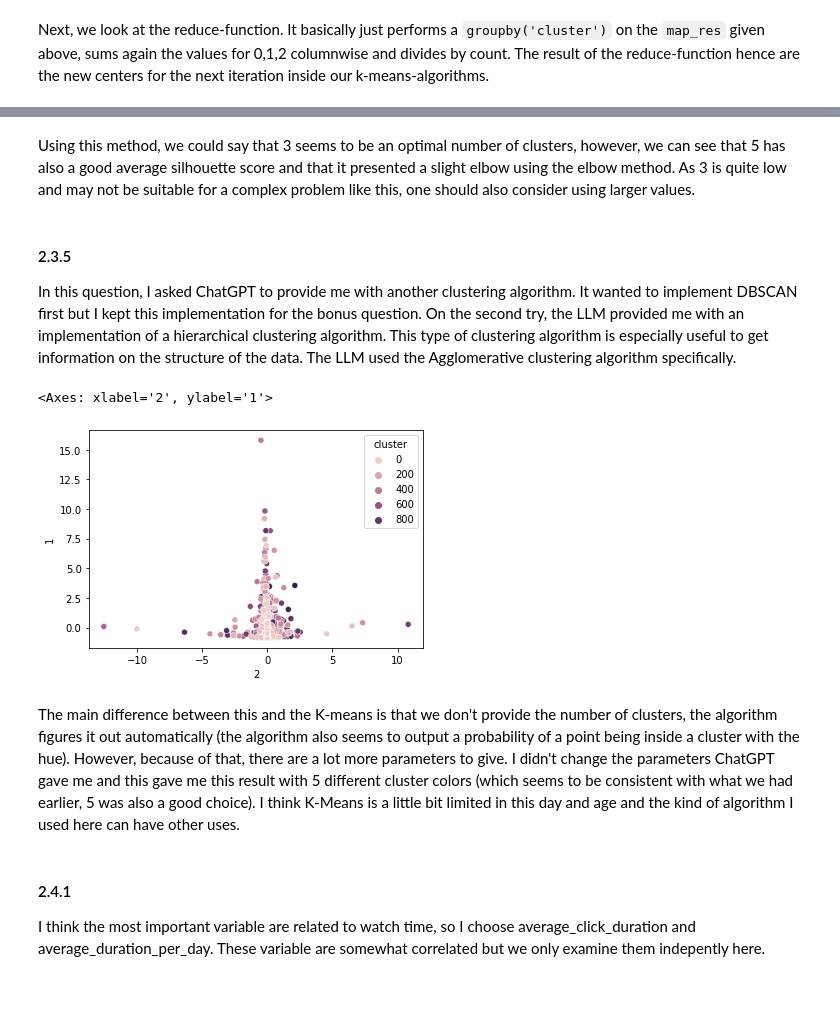
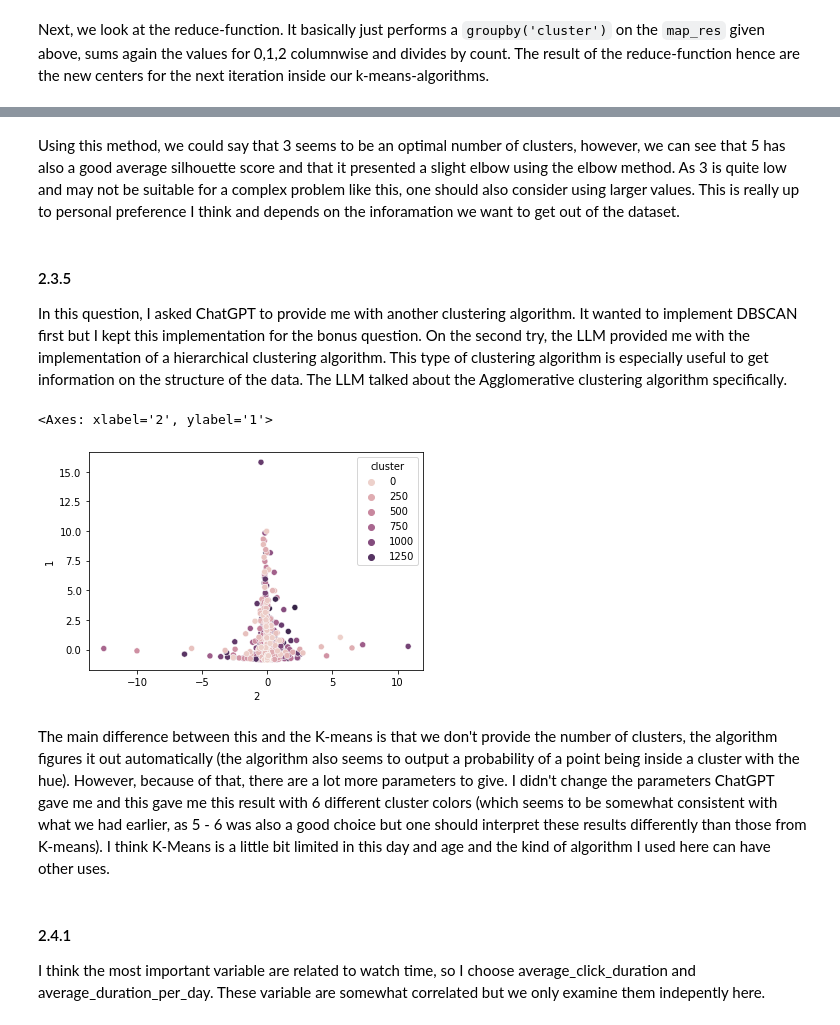
Before and after one commit to saifali03/recommendation-systems-and-clustering-everywhere, a Jupyter notebook: main.ipynb, the cells around one changed output, grey strips where cells are left out. Drawn from its saved outputs; the diff is of its cells as text; code cells hidden in the pictures; blank space fills up the shorter version.

```diff
--- a/main.ipynb
+++ b/main.ipynb
@@ -991,29 +994,30 @@ silhouette_method(data, ['0', '1', '2'], (2,10), 10)
 # %% [markdown]
 Using this method, we could say that 3 seems to be an optimal number of clusters, however, we can see that 5 has also a good average silhouette score and that it presented a slight elbow using the elbow method. As 3 is quite low and may not be suitable for a complex problem like this, one should also consider using larger values.
+This is really up to personal preference I think and depends on the inforamation we want to get out of the dataset.
 # %% [markdown]
 #### 2.3.5
 
-In this question, I asked ChatGPT to provide me with another clustering algorithm. It wanted to implement DBSCAN first but I kept this implementation for the bonus question. On the second try, the LLM provided me with an implementation of a hierarchical clustering algorithm. This type of clustering algorithm is especially useful to get information on the structure of the data.
-The LLM used the Agglomerative clustering algorithm specifically.
+In this question, I asked ChatGPT to provide me with another clustering algorithm. It wanted to implement DBSCAN first but I kept this implementation for the bonus question. On the second try, the LLM provided me with the implementation of a hierarchical clustering algorithm. This type of clustering algorithm is especially useful to get information on the structure of the data.
+The LLM talked about the Agglomerative clustering algorithm specifically.
 # %%
 from sklearn.cluster import AgglomerativeClustering
 import matplotlib.pyplot as plt
 from mpl_toolkits.mplot3d import Axes3D
 
 # Load the data
-data = functions.get_data_from_2_2(1000)
+data = functions.get_data_from_2_2(1500)
 
 # Using Agglomerative Clustering and initially fitting the model without specifying the number of clusters
 ac = AgglomerativeClustering(metric='euclidean', linkage='ward', distance_threshold=0, n_clusters=None)
 clusters = ac.fit_predict(data)
 data['cluster'] = clusters
 
 sns.scatterplot(data, x='2', y='1', hue='cluster')
 # %% [output]
 <Axes: xlabel='2', ylabel='1'>
-[figure, old version]
+[figure, new version]
 # %% [markdown]
-The main difference between this and the K-means is that we don't provide the number of clusters, the algorithm figures it out automatically (the algorithm also seems to output a probability of a point being inside a cluster with the hue). However, because of that, there are a lot more parameters to give. I didn't change the parameters ChatGPT gave me and this gave me this result with 5 different cluster colors (which seems to be consistent with what we had earlier, 5 was also a good choice). I think K-Means is a little bit limited in this day and age and the kind of algorithm I used here can have other uses.
+The main difference between this and the K-means is that we don't provide the number of clusters, the algorithm figures it out automatically (the algorithm also seems to output a probability of a point being inside a cluster with the hue). However, because of that, there are a lot more parameters to give. I didn't change the parameters ChatGPT gave me and this gave me this result with 6 different cluster colors (which seems to be somewhat consistent with what we had earlier, as 5 - 6 was also a good choice but one should interpret these results differently than those from K-means). I think K-Means is a little bit limited in this day and age and the kind of algorithm I used here can have other uses.
 # %% [markdown]
 #### 2.4.1
 
```
Also changed, not shown: parts of 18 cells of this notebook, 2 other files.
